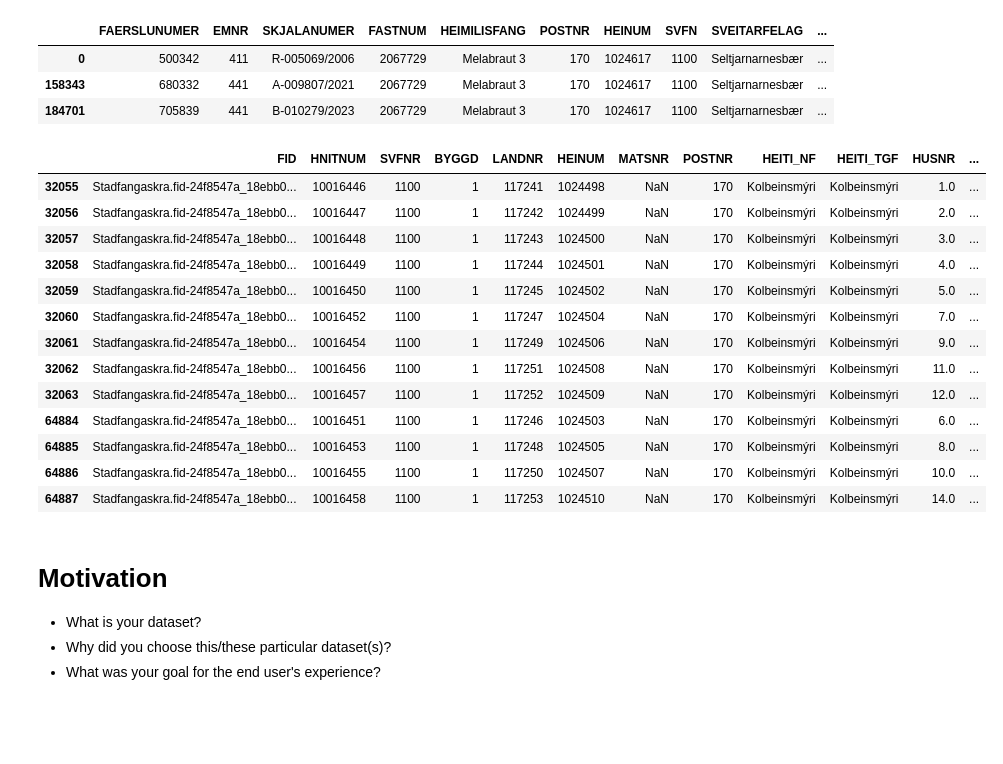
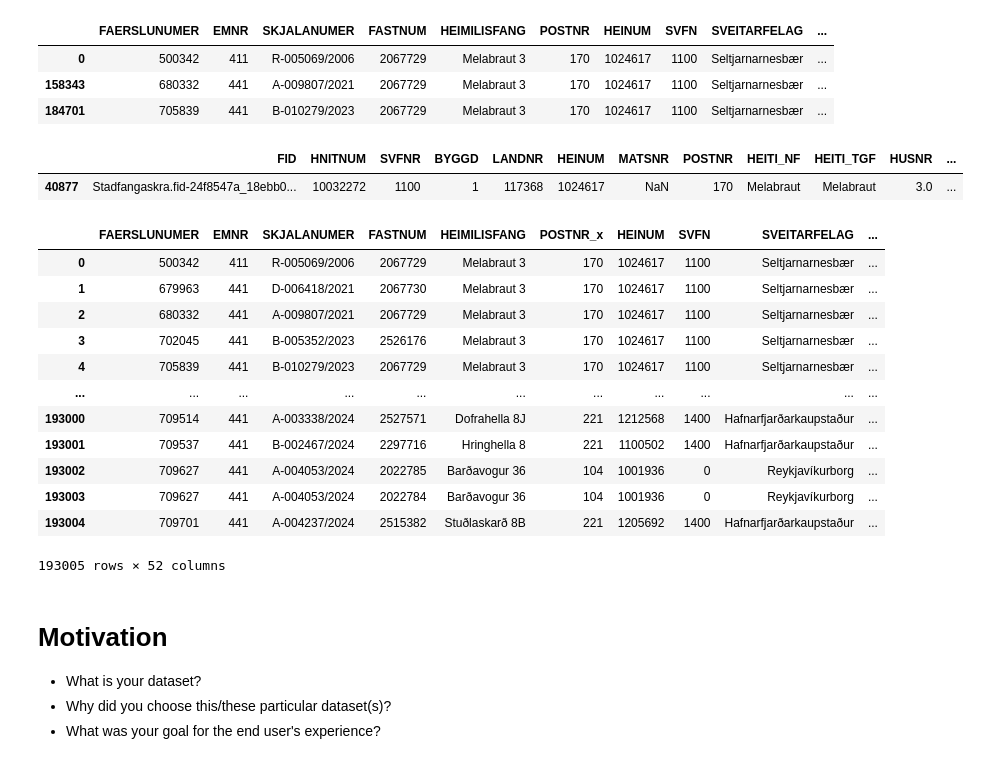
Before and after one commit to thg205/thg205.github.io, a Jupyter notebook: Final Project.ipynb, the cells around one changed output. Drawn from its saved outputs; the diff is of its cells as text; code cells hidden in the pictures; blank space fills up the shorter version.

```diff
--- a/Final Project.ipynb
+++ b/Final Project.ipynb
@@ -38,23 +38,28 @@ kaupskra.loc[(kaupskra['HEINUM'] == 1024617) & (kaupskra['FASTNUM'] == 2067729)]
 | 184701 | 705839 | 441 | B-010279/2023 | 2067729 | Melabraut 3 | 170 | 1024617 | 1100 | Seltjarnarnesbær | ... |
 # %%
 #stadfangaskra
-#stadfangaskra.loc[stadfangaskra['HEINUM'] == 1024617]
-stadfangaskra.loc[stadfangaskra['HEITI_NF'] == 'Kolbeinsmýri']
+stadfangaskra.loc[stadfangaskra['HEINUM'] == 1024617]
 # %% [output]
 |  | FID | HNITNUM | SVFNR | BYGGD | LANDNR | HEINUM | MATSNR | POSTNR | HEITI_NF | HEITI_TGF | HUSNR | ... |
-| 32055 | Stadfangaskra.fid-24f8547a_18ebb0... | 10016446 | 1100 | 1 | 117241 | 1024498 | NaN | 170 | Kolbeinsmýri | Kolbeinsmýri | 1.0 | ... |
-| 32056 | Stadfangaskra.fid-24f8547a_18ebb0... | 10016447 | 1100 | 1 | 117242 | 1024499 | NaN | 170 | Kolbeinsmýri | Kolbeinsmýri | 2.0 | ... |
-| 32057 | Stadfangaskra.fid-24f8547a_18ebb0... | 10016448 | 1100 | 1 | 117243 | 1024500 | NaN | 170 | Kolbeinsmýri | Kolbeinsmýri | 3.0 | ... |
-| 32058 | Stadfangaskra.fid-24f8547a_18ebb0... | 10016449 | 1100 | 1 | 117244 | 1024501 | NaN | 170 | Kolbeinsmýri | Kolbeinsmýri | 4.0 | ... |
-| 32059 | Stadfangaskra.fid-24f8547a_18ebb0... | 10016450 | 1100 | 1 | 117245 | 1024502 | NaN | 170 | Kolbeinsmýri | Kolbeinsmýri | 5.0 | ... |
-| 32060 | Stadfangaskra.fid-24f8547a_18ebb0... | 10016452 | 1100 | 1 | 117247 | 1024504 | NaN | 170 | Kolbeinsmýri | Kolbeinsmýri | 7.0 | ... |
-| 32061 | Stadfangaskra.fid-24f8547a_18ebb0... | 10016454 | 1100 | 1 | 117249 | 1024506 | NaN | 170 | Kolbeinsmýri | Kolbeinsmýri | 9.0 | ... |
-| 32062 | Stadfangaskra.fid-24f8547a_18ebb0... | 10016456 | 1100 | 1 | 117251 | 1024508 | NaN | 170 | Kolbeinsmýri | Kolbeinsmýri | 11.0 | ... |
-| 32063 | Stadfangaskra.fid-24f8547a_18ebb0... | 10016457 | 1100 | 1 | 117252 | 1024509 | NaN | 170 | Kolbeinsmýri | Kolbeinsmýri | 12.0 | ... |
-| 64884 | Stadfangaskra.fid-24f8547a_18ebb0... | 10016451 | 1100 | 1 | 117246 | 1024503 | NaN | 170 | Kolbeinsmýri | Kolbeinsmýri | 6.0 | ... |
-| 64885 | Stadfangaskra.fid-24f8547a_18ebb0... | 10016453 | 1100 | 1 | 117248 | 1024505 | NaN | 170 | Kolbeinsmýri | Kolbeinsmýri | 8.0 | ... |
-| 64886 | Stadfangaskra.fid-24f8547a_18ebb0... | 10016455 | 1100 | 1 | 117250 | 1024507 | NaN | 170 | Kolbeinsmýri | Kolbeinsmýri | 10.0 | ... |
-| 64887 | Stadfangaskra.fid-24f8547a_18ebb0... | 10016458 | 1100 | 1 | 117253 | 1024510 | NaN | 170 | Kolbeinsmýri | Kolbeinsmýri | 14.0 | ... |
+| 40877 | Stadfangaskra.fid-24f8547a_18ebb0... | 10032272 | 1100 | 1 | 117368 | 1024617 | NaN | 170 | Melabraut | Melabraut | 3.0 | ... |
+# %%
+# Lets join kaupskra and stadfangaskra together to form our dataset
+data = pd.merge(kaupskra, stadfangaskra, on='HEINUM') # inner join
+data
+# %% [output]
+|  | FAERSLUNUMER | EMNR | SKJALANUMER | FASTNUM | HEIMILISFANG | POSTNR_x | HEINUM | SVFN | SVEITARFELAG | ... |
+| 0 | 500342 | 411 | R-005069/2006 | 2067729 | Melabraut 3 | 170 | 1024617 | 1100 | Seltjarnarnesbær | ... |
+| 1 | 679963 | 441 | D-006418/2021 | 2067730 | Melabraut 3 | 170 | 1024617 | 1100 | Seltjarnarnesbær | ... |
+| 2 | 680332 | 441 | A-009807/2021 | 2067729 | Melabraut 3 | 170 | 1024617 | 1100 | Seltjarnarnesbær | ... |
+| 3 | 702045 | 441 | B-005352/2023 | 2526176 | Melabraut 3 | 170 | 1024617 | 1100 | Seltjarnarnesbær | ... |
+| 4 | 705839 | 441 | B-010279/2023 | 2067729 | Melabraut 3 | 170 | 1024617 | 1100 | Seltjarnarnesbær | ... |
+| ... | ... | ... | ... | ... | ... | ... | ... | ... | ... | ... |
+| 193000 | 709514 | 441 | A-003338/2024 | 2527571 | Dofrahella 8J | 221 | 1212568 | 1400 | Hafnarfjarðarkaupstaður | ... |
+| 193001 | 709537 | 441 | B-002467/2024 | 2297716 | Hringhella 8 | 221 | 1100502 | 1400 | Hafnarfjarðarkaupstaður | ... |
+| 193002 | 709627 | 441 | A-004053/2024 | 2022785 | Barðavogur 36 | 104 | 1001936 | 0 | Reykjavíkurborg | ... |
+| 193003 | 709627 | 441 | A-004053/2024 | 2022784 | Barðavogur 36 | 104 | 1001936 | 0 | Reykjavíkurborg | ... |
+| 193004 | 709701 | 441 | A-004237/2024 | 2515382 | Stuðlaskarð 8B | 221 | 1205692 | 1400 | Hafnarfjarðarkaupstaður | ... |
+193005 rows × 52 columns
 # %% [markdown]
 # Motivation
 - What is your dataset?
```
